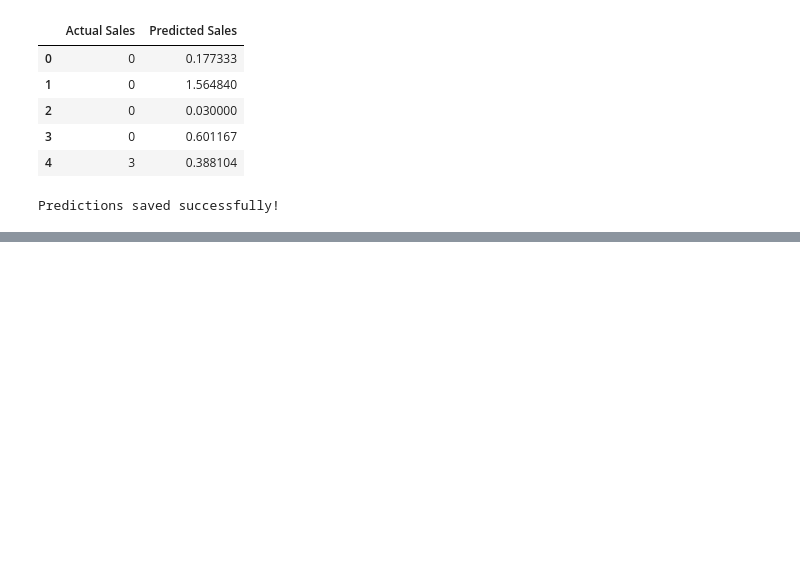
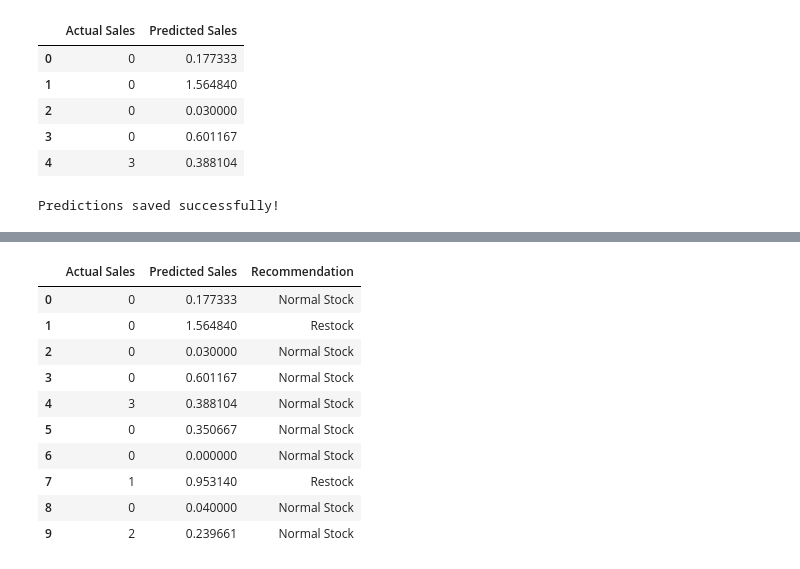
Before and after one commit to chintharevathireddy-blip/Retail-Demand-Forecasting, a Jupyter notebook: notebooks/01_Data_Understanding.ipynb, the cells around one changed output, grey strips where cells are left out. Cells and saved outputs as stored; diff of their text form; code cells hidden in the pictures; blank space fills up the shorter version.

```diff
--- a/notebooks/01_Data_Understanding.ipynb
+++ b/notebooks/01_Data_Understanding.ipynb
@@ -1205,0 +1222,14 @@ os.listdir("../reports")
+# %%
+inventory.head(10)
+# %% [output]
+|  | Actual Sales | Predicted Sales | Recommendation |
+| 0 | 0 | 0.177333 | Normal Stock |
+| 1 | 0 | 1.564840 | Restock |
+| 2 | 0 | 0.030000 | Normal Stock |
+| 3 | 0 | 0.601167 | Normal Stock |
+| 4 | 3 | 0.388104 | Normal Stock |
+| 5 | 0 | 0.350667 | Normal Stock |
+| 6 | 0 | 0.000000 | Normal Stock |
+| 7 | 1 | 0.953140 | Restock |
+| 8 | 0 | 0.040000 | Normal Stock |
+| 9 | 2 | 0.239661 | Normal Stock |
```
Also changed, not shown: parts of 7 cells of this notebook.
